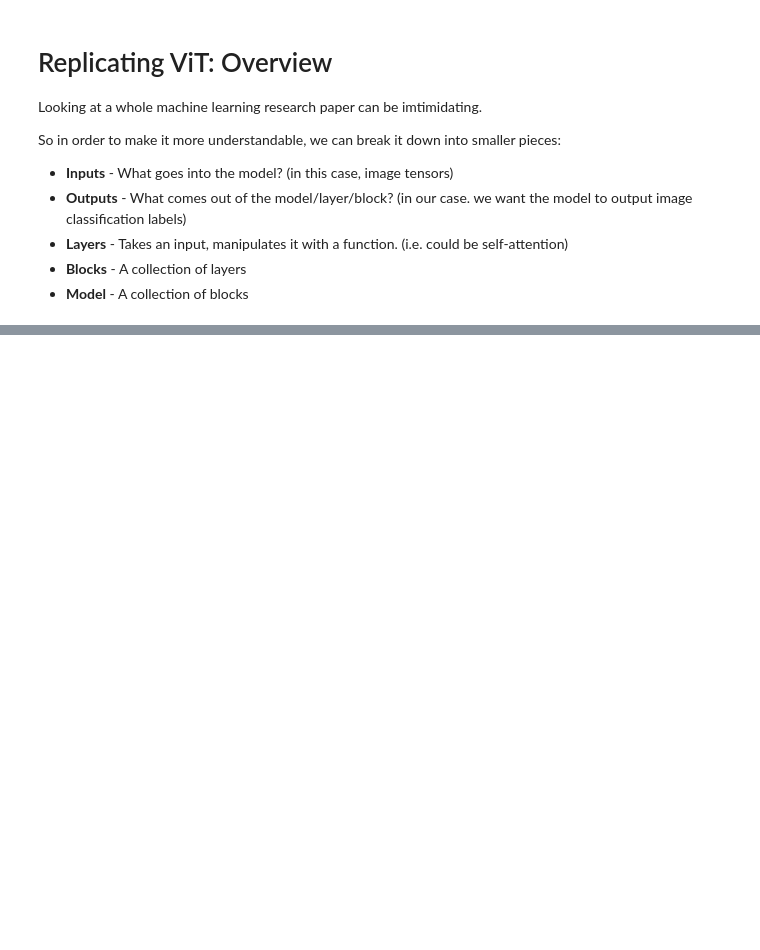
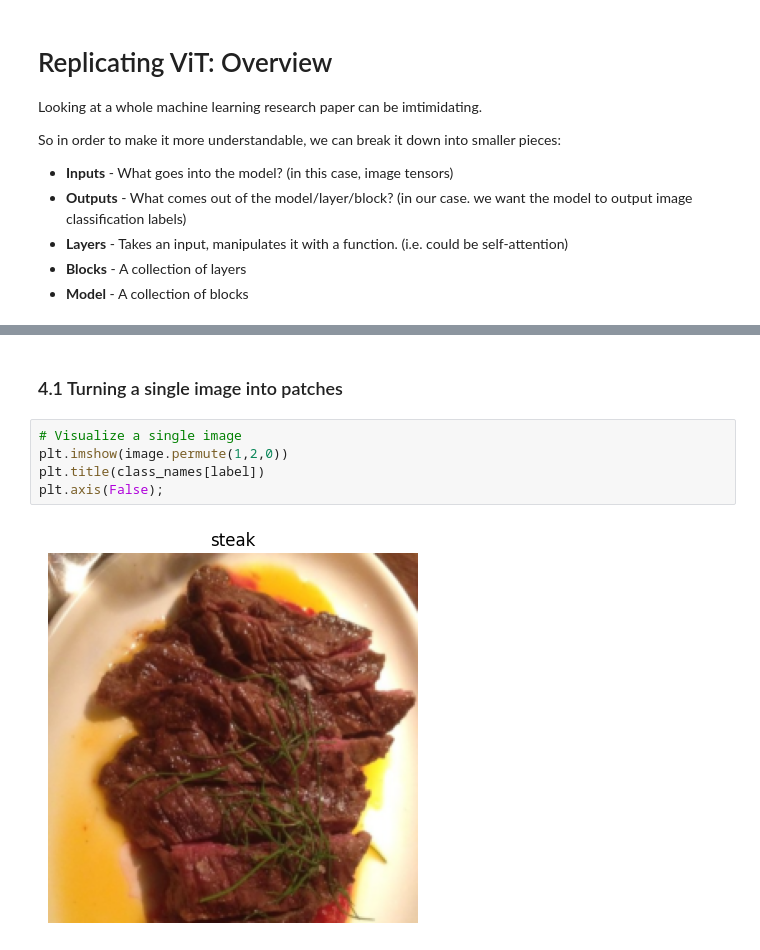
Before and after one commit to Niloy009/learning_pytorch, a Jupyter notebook: 08_pytorch_paper_replicating.ipynb, the cells around one changed output, grey strips where cells are left out. Drawn from its saved outputs; the diff is of its cells as text; blank space fills up the shorter version.

```diff
--- a/08_pytorch_paper_replicating.ipynb
+++ b/08_pytorch_paper_replicating.ipynb
@@ -176,0 +288,9 @@ So in order to make it more understandable, we can break it down into smaller pi
+# %% [markdown]
+### 4.1 Turning a single image into patches
+# %%
+# Visualize a single image
+plt.imshow(image.permute(1,2,0))
+plt.title(class_names[label])
+plt.axis(False);
+# %% [output]
+[figure, added]
```
Also changed, not shown: parts of 14 cells of this notebook, 2 other files.
